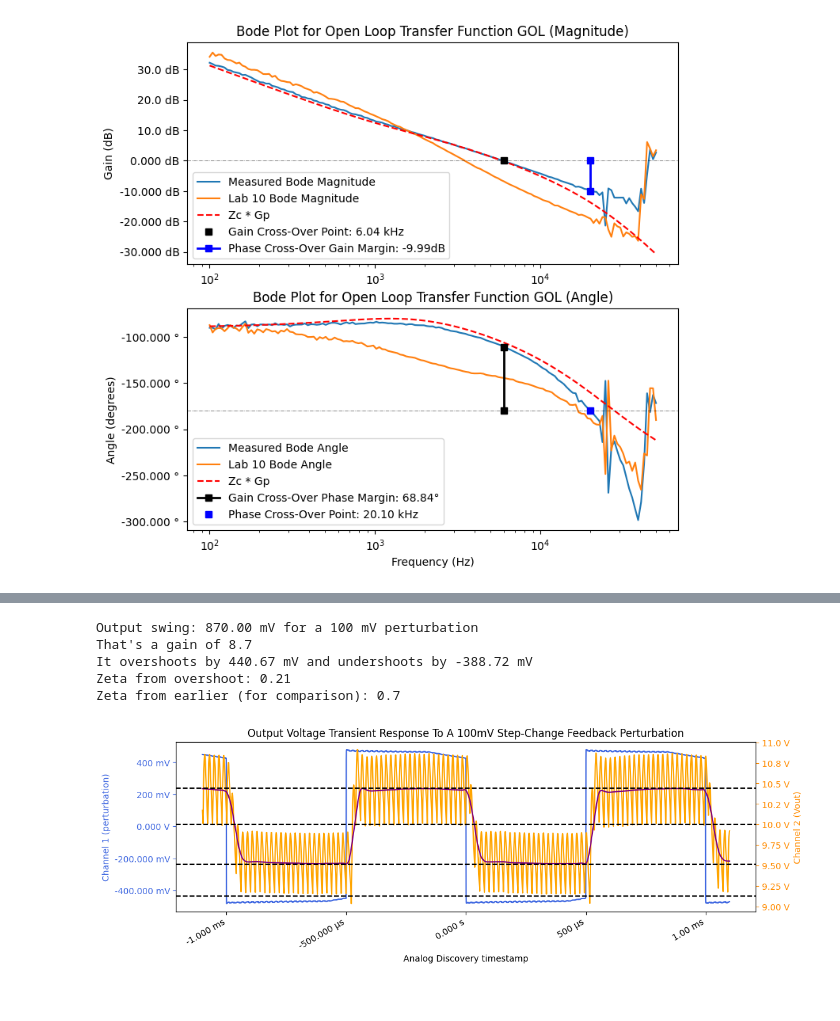
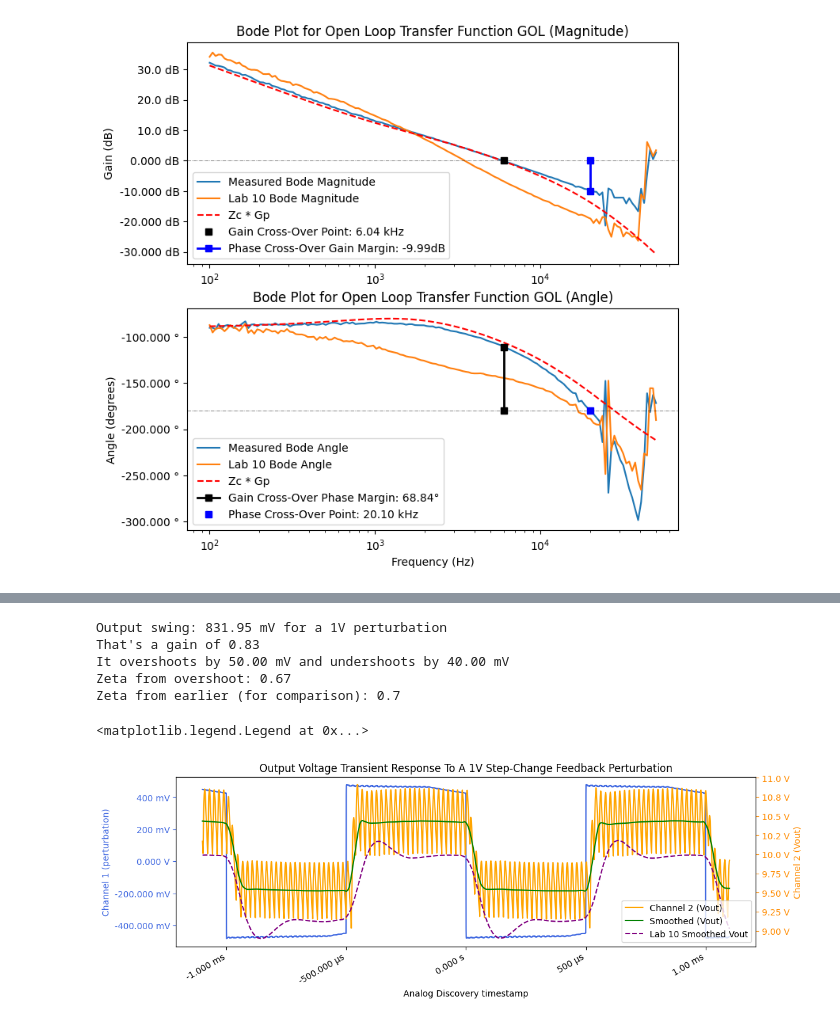
Before and after one commit to ianeyk/power-electronics, a Jupyter notebook: Lab 11/Lab11_report.ipynb, the cells around one changed output, grey strips where cells are left out. Drawn from its saved outputs; the diff is of its cells as text; code cells hidden in the pictures.

```diff
--- a/Lab 11/Lab11_report.ipynb
+++ b/Lab 11/Lab11_report.ipynb
@@ -258,5 +253,6 @@ The transfer function for a system with a damped second-order pole is given by $
 # %%
 df_step_response = pd.read_csv("bode_plots/lab11-step.csv")
+lab10_step_response = pd.read_csv("lab10_bode_plots/lab10_step_response_trace.csv")
 
 # print(df_step_response.head(5))
 
@@ -273,46 +269,50 @@ peak_idx = find_peaks(df_step_response["Channel 2 (V)"])[0]
 trough_idx = find_peaks(-df_step_response["Channel 2 (V)"])[0]
 df_peak_trace = df_step_response.copy().iloc[np.sort(np.concatenate((peak_idx, trough_idx)))]
 df_peak_trace["peak_moving_average"] = np.convolve(df_peak_trace["Channel 2 (V)"], [1, 1], 'same') / 2
 df_step_response["Ch2_moving_average"] = moving_average(np.interp(df_step_response["Time (s)"], df_peak_trace["Time (s)"], df_peak_trace["peak_moving_average"]), 100)
 
 df_zoom = df_step_response[(df_step_response["Time (s)"] > -1.1e-3) & (df_step_response["Time (s)"] < 1.1e-3)]
+lab10_zoom = lab10_step_response[(lab10_step_response["Time (s)"] > -1.1e-3) & (lab10_step_response["Time (s)"] < 1.1e-3)]
 # df_peak_trace_zoom = df_peak_trace_2[(df_peak_trace_2["Time (s)"] > -1.1e-3) & (df_peak_trace_2["Time (s)"] < 1.1e-3)]
 
 overshoot = np.max(df_zoom["Ch2_moving_average"]) # 10.6 # V
-top_steady_state = 10 # V
-bottom_steady_state = 9.13 # V
+top_steady_state = overshoot - 0.05 # = 10 # V
 undershoot = np.min(df_zoom["Ch2_moving_average"]) # 8.5 # V
+bottom_steady_state = undershoot + 0.04 # = 9.13 # V
 output_swing = top_steady_state - bottom_steady_state
 
 overshoot_ratio = (overshoot - top_steady_state) / output_swing
 zeta_from_overshoot = np.sqrt(np.log(overshoot_ratio) ** 2 / (np.pi ** 2 + np.log(overshoot_ratio) ** 2))
-print(f"Output swing: {si_format(output_swing, precision = 2)}V for a 100 mV perturbation")
-print(f"That's a gain of {np.round(output_swing / 0.1, 2)}")
+print(f"Output swing: {si_format(output_swing, precision = 2)}V for a 1V perturbation")
+print(f"That's a gain of {np.round(output_swing / 1.0, 2)}")
 print(f"It overshoots by {si_format(overshoot - top_steady_state, precision = 2)}V and undershoots by {si_format(bottom_steady_state - undershoot, precision = 2)}V")
 print(f"Zeta from overshoot: {np.round(zeta_from_overshoot, 2)}")
 print(f"Zeta from earlier (for comparison): {np.round(zeta, 2)}")
 
 fig, (ax1_left) = plt.subplots(nrows = 1, ncols = 1, sharex = False, sharey = True, figsize = (12, 4))
 ax1_right = ax1_left.twinx()
 fig.autofmt_xdate()
 helper.axes_labels("Analog Discovery timestamp", "s", "Channel 1 (perturbation)", "V", title = "", ax = ax1_left)
-helper.axes_labels("Analog Discovery timestamp", "s", "Channel 2 (Vout)", "V", title = "Output Voltage Transient Response To A 100mV Step-Change Feedback Perturbation", ax = ax1_right)
+helper.axes_labels("Analog Discovery timestamp", "s", "Channel 2 (Vout)", "V", title = "Output Voltage Transient Response To A 1V Step-Change Feedback Perturbation", ax = ax1_right)
 ax1_left.plot(df_zoom["Time (s)"], df_zoom["Channel 1 (V)"], color = "royalblue", label = "Channel 1 (perturbation)")
 ax1_right.plot(df_zoom["Time (s)"], df_zoom["Channel 2 (V)"], color = "orange", label = "Channel 2 (Vout)")
-ax1_right.plot(df_zoom["Time (s)"], df_zoom["Ch2_moving_average"], color = "purple", label = "Channel 2 (Vout)")
-ax1_right.axhline(y = overshoot, linestyle = "dashed", color = "black", label = "overshoot")
-ax1_right.axhline(y = top_steady_state, linestyle = "dashed", color = "black", label = "top_steady_state")
-ax1_right.axhline(y = bottom_steady_state, linestyle = "dashed", color = "black", label = "bottom_steady_state")
-ax1_right.axhline(y = undershoot, linestyle = "dashed", color = "black", label = "undershoot")
+ax1_right.plot(df_zoom["Time (s)"], df_zoom["Ch2_moving_average"], color = "green", label = "Smoothed (Vout)")
+ax1_right.plot(lab10_zoom["Time (s)"], lab10_zoom["Ch2_moving_average"], color = "purple", linestyle = "dashed", label = "Lab 10 Smoothed Vout")
+# ax1_right.axhline(y = overshoot, linestyle = "dashed", color = "black", label = "overshoot")
+# ax1_right.axhline(y = top_steady_state, linestyle = "dashed", color = "black", label = "top_steady_state")
+# ax1_right.axhline(y = bottom_steady_state, linestyle = "dashed", color = "black", label = "bottom_steady_state")
+# ax1_right.axhline(y = undershoot, linestyle = "dashed", color = "black", label = "undershoot")
 ax1_left.yaxis.label.set_color('royalblue')
 ax1_left.tick_params(axis='y', colors='royalblue')
 ax1_right.tick_params(axis='y', colors='darkorange')
 ax1_right.yaxis.label.set_color('darkorange')
+ax1_right.legend(loc = "lower right")
 # %% [output]
-Output swing: 870.00 mV for a 100 mV perturbation
-That's a gain of 8.7
-It overshoots by 440.67 mV and undershoots by -388.72 mV
-Zeta from overshoot: 0.21
+Output swing: 831.95 mV for a 1V perturbation
+That's a gain of 0.83
+It overshoots by 50.00 mV and undershoots by 40.00 mV
+Zeta from overshoot: 0.67
 Zeta from earlier (for comparison): 0.7
+<matplotlib.legend.Legend at 0x...>
-[figure, old version]
+[figure, new version]
 # %% [markdown]
```
Also changed, not shown: parts of 7 cells of this notebook, 14 other files.
